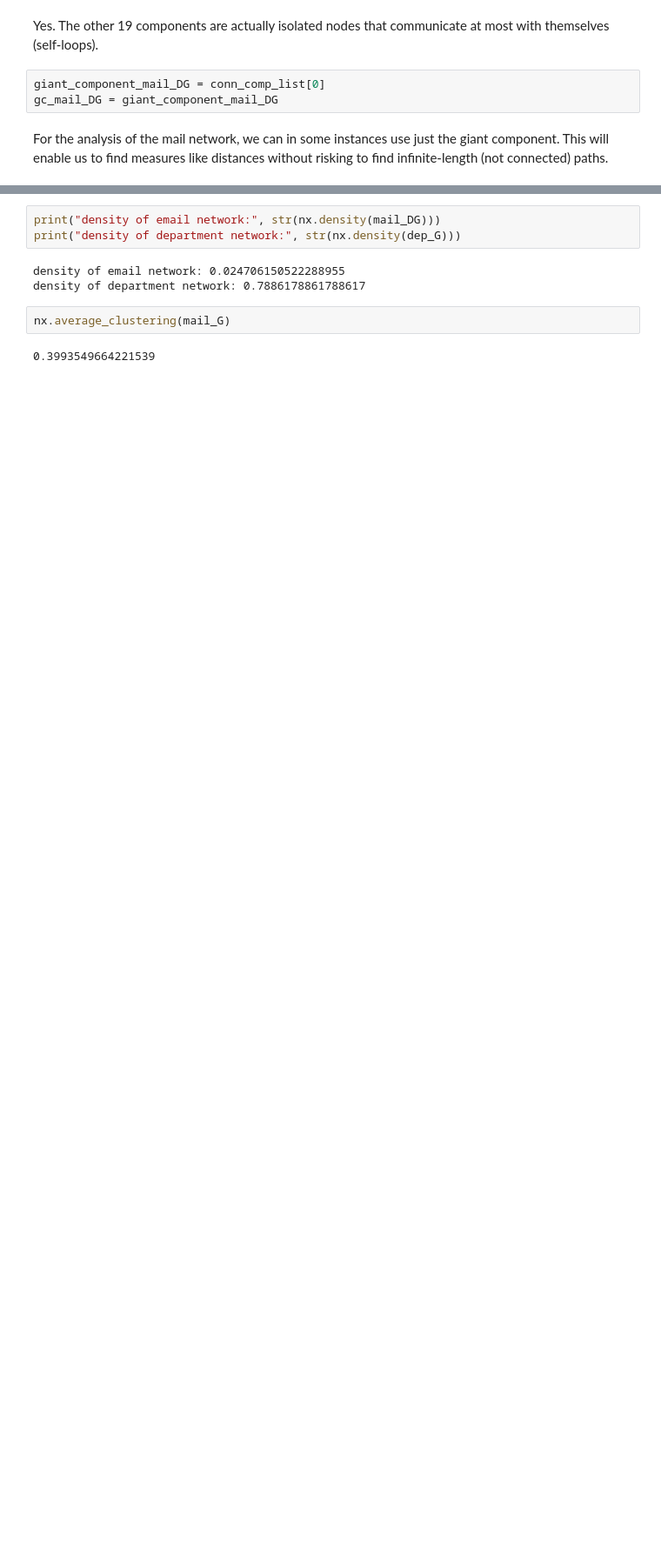
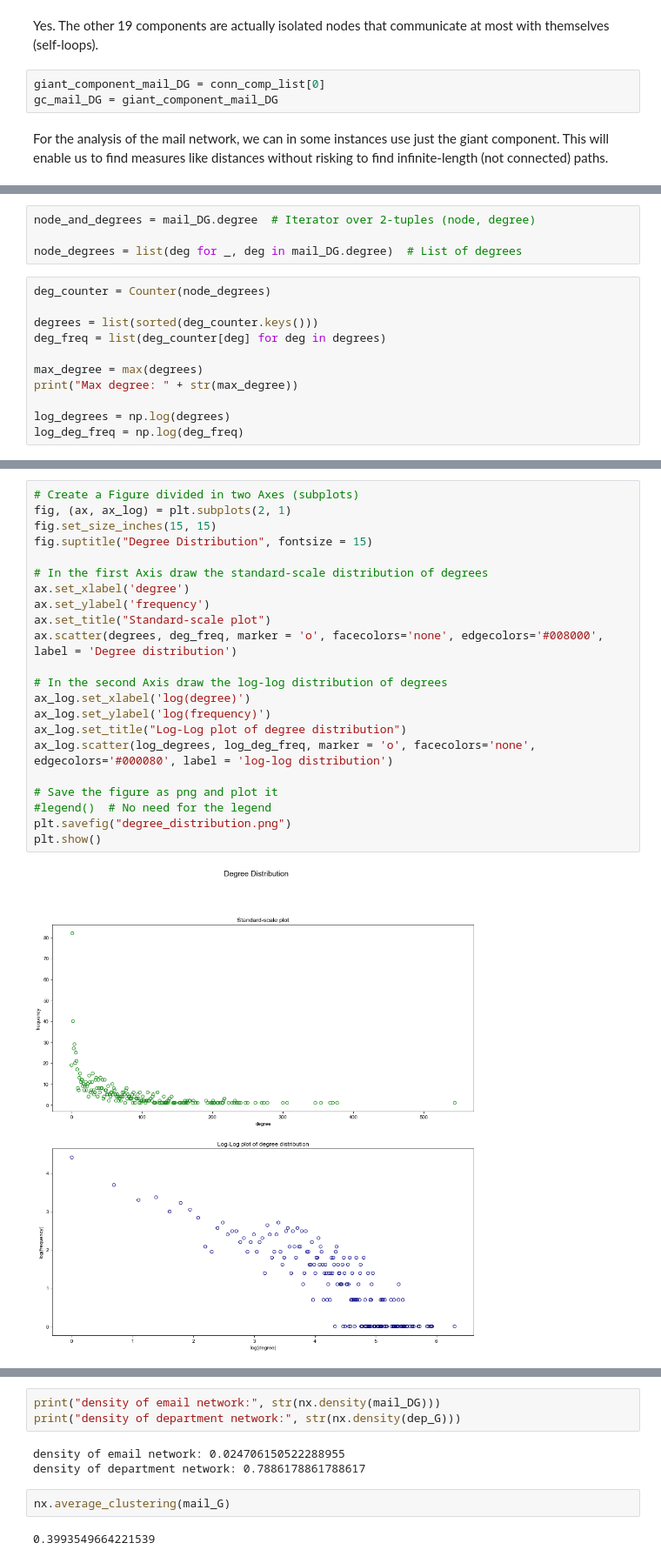
Before and after one commit to abovethecloud/complex_networks, a Jupyter notebook: PROJECT/assignment_2/departments_notebook.ipynb, the cells around one changed output, grey strips where cells are left out. Shown: that part at 87% size. Saved outputs shown, nothing was run; the diff lists cells and outputs as text; blank space fills up the shorter version.

Commit message:
Changed plot of degree distribution

```diff
--- a/PROJECT/assignment_2/departments_notebook.ipynb
+++ b/PROJECT/assignment_2/departments_notebook.ipynb
@@ -205,0 +206,15 @@ For the analysis of the mail network, we can in some instances use just the gian
+# %%
+node_and_degrees = mail_DG.degree  # Iterator over 2-tuples (node, degree)
+
+node_degrees = list(deg for _, deg in mail_DG.degree)  # List of degrees
+# %%
+deg_counter = Counter(node_degrees)
+
+degrees = list(sorted(deg_counter.keys()))
+deg_freq = list(deg_counter[deg] for deg in degrees)
+
+max_degree = max(degrees)
+print("Max degree: " + str(max_degree))
+
+log_degrees = np.log(degrees)
+log_deg_freq = np.log(deg_freq)
@@ -205,0 +223,24 @@ For the analysis of the mail network, we can in some instances use just the gian
+# %%
+# Create a Figure divided in two Axes (subplots)
+fig, (ax, ax_log) = plt.subplots(2, 1)
+fig.set_size_inches(15, 15)
+fig.suptitle("Degree Distribution", fontsize = 15)
+
+# In the first Axis draw the standard-scale distribution of degrees
+ax.set_xlabel('degree')
+ax.set_ylabel('frequency')
+ax.set_title("Standard-scale plot")
+ax.scatter(degrees, deg_freq, marker = 'o', facecolors='none', edgecolors='#008000', label = 'Degree distribution')
+
+# In the second Axis draw the log-log distribution of degrees
+ax_log.set_xlabel('log(degree)')
+ax_log.set_ylabel('log(frequency)')
+ax_log.set_title("Log-Log plot of degree distribution")
+ax_log.scatter(log_degrees, log_deg_freq, marker = 'o', facecolors='none', edgecolors='#000080', label = 'log-log distribution')
+
+# Save the figure as png and plot it
+#legend()  # No need for the legend
+plt.savefig("degree_distribution.png")
+plt.show()
+# %% [output]
+[figure, added]
```
Also changed, not shown: parts of 22 cells of this notebook, 1 other file.
